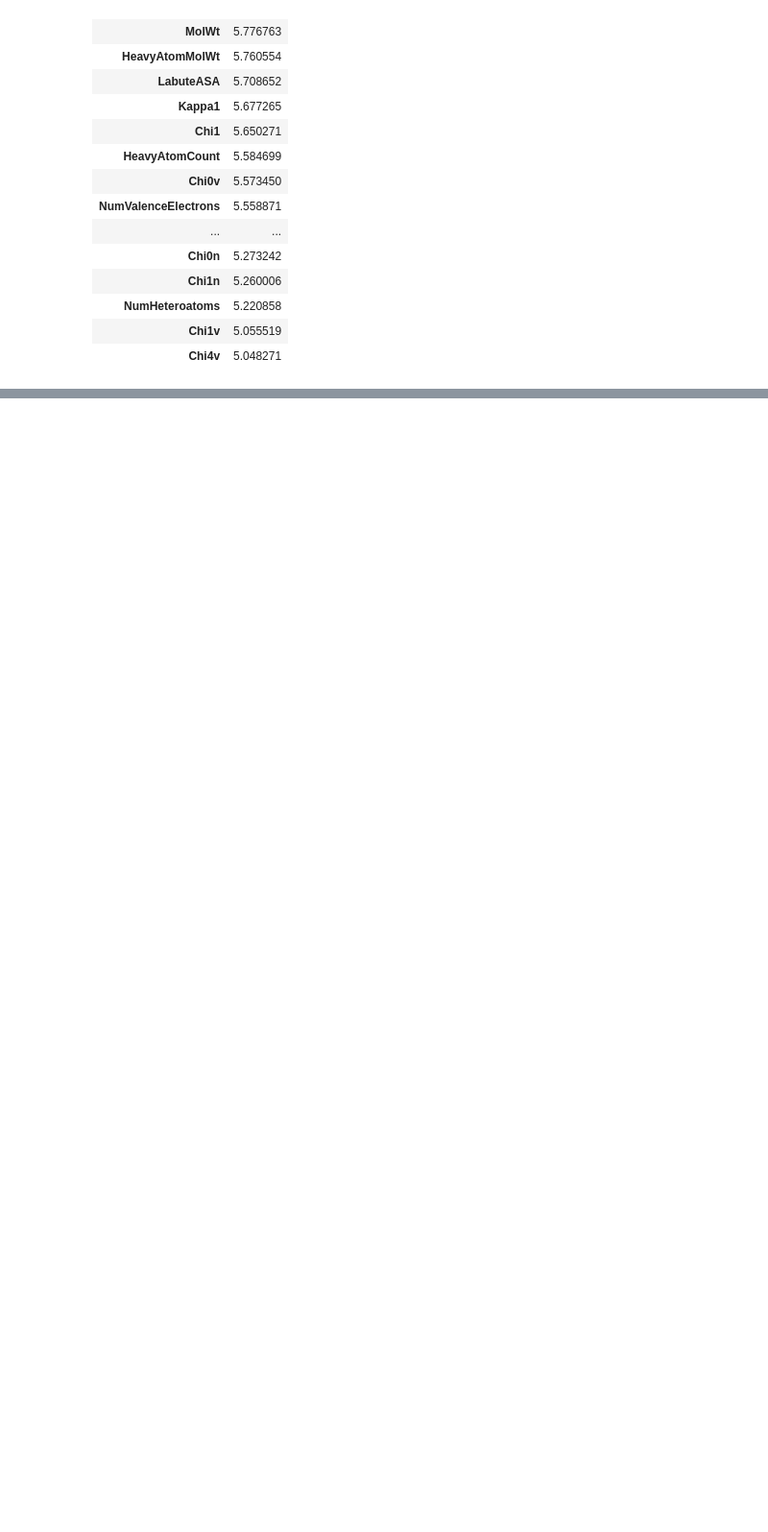
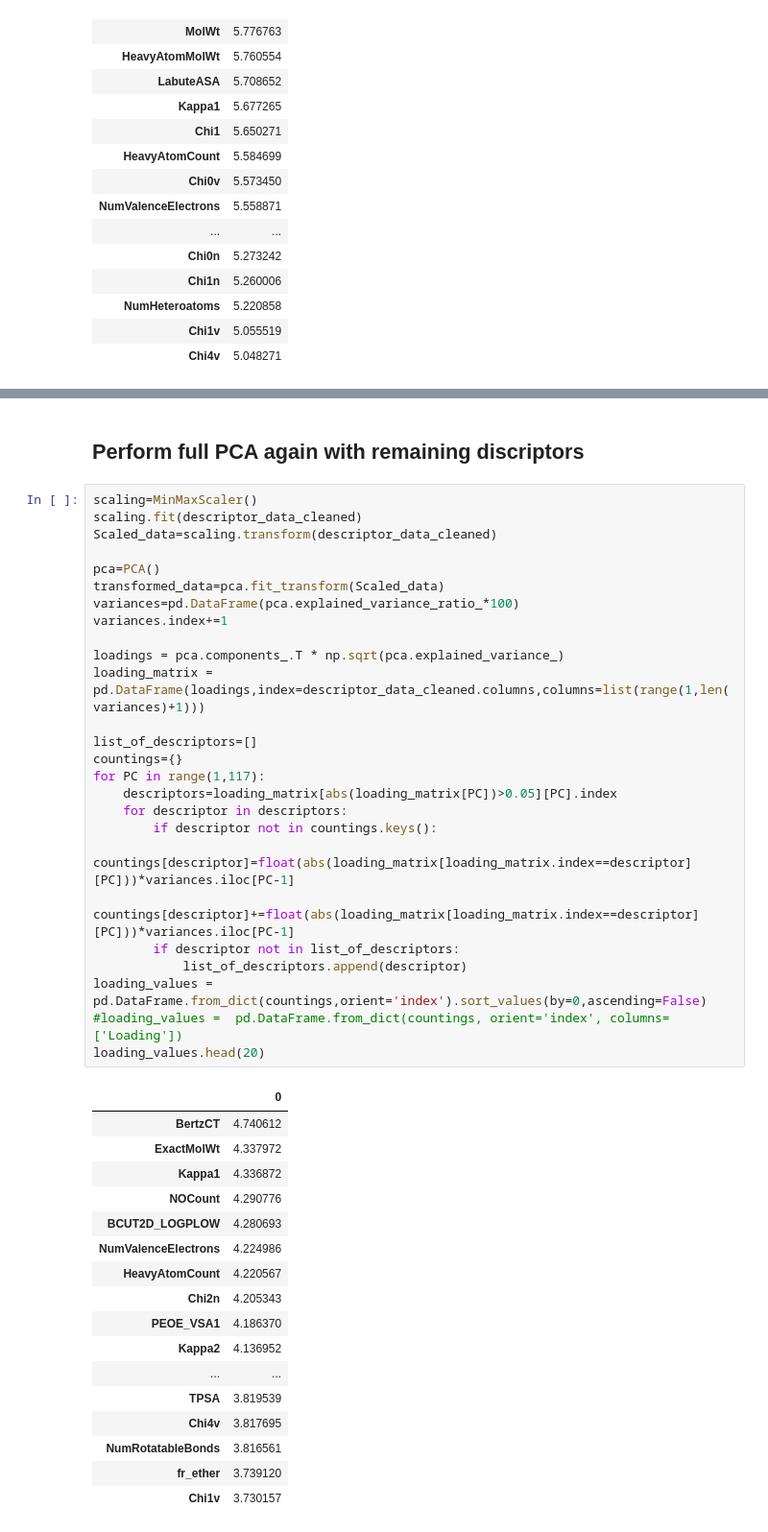
Before and after one commit to dicky-2002/Adv.-Programming-Group-Assignment, a Jupyter notebook: PCA_assignment4.ipynb, the cells around one changed output, grey strips where cells are left out. Shown at 96% size. Drawn from its saved outputs; the diff is of its cells as text; blank space fills up the shorter version.

```diff
--- a/PCA_assignment4.ipynb
+++ b/PCA_assignment4.ipynb
@@ -211,0 +280,46 @@ print(loading_values_cleaned)
+# %% [markdown]
+## Perform full PCA again with remaining discriptors
+# %%
+scaling=MinMaxScaler()
+scaling.fit(descriptor_data_cleaned)
+Scaled_data=scaling.transform(descriptor_data_cleaned)
+
+pca=PCA()
+transformed_data=pca.fit_transform(Scaled_data)
+variances=pd.DataFrame(pca.explained_variance_ratio_*100)
+variances.index+=1
+
+loadings = pca.components_.T * np.sqrt(pca.explained_variance_)
+loading_matrix = pd.DataFrame(loadings,index=descriptor_data_cleaned.columns,columns=list(range(1,len(variances)+1)))
+
+list_of_descriptors=[]
+countings={}
+for PC in range(1,117):
+    descriptors=loading_matrix[abs(loading_matrix[PC])>0.05][PC].index
+    for descriptor in descriptors:
+        if descriptor not in countings.keys():
+            countings[descriptor]=float(abs(loading_matrix[loading_matrix.index==descriptor][PC]))*variances.iloc[PC-1]
+        countings[descriptor]+=float(abs(loading_matrix[loading_matrix.index==descriptor][PC]))*variances.iloc[PC-1]
+        if descriptor not in list_of_descriptors:
+            list_of_descriptors.append(descriptor)
+loading_values = pd.DataFrame.from_dict(countings,orient='index').sort_values(by=0,ascending=False)
+#loading_values =  pd.DataFrame.from_dict(countings, orient='index', columns=['Loading'])
+loading_values.head(20)
+# %% [output]
+|  | 0 |
+| BertzCT | 4.740612 |
+| ExactMolWt | 4.337972 |
+| Kappa1 | 4.336872 |
+| NOCount | 4.290776 |
+| BCUT2D_LOGPLOW | 4.280693 |
+| NumValenceElectrons | 4.224986 |
+| HeavyAtomCount | 4.220567 |
+| Chi2n | 4.205343 |
+| PEOE_VSA1 | 4.186370 |
+| Kappa2 | 4.136952 |
+| ... | ... |
+| TPSA | 3.819539 |
+| Chi4v | 3.817695 |
+| NumRotatableBonds | 3.816561 |
+| fr_ether | 3.739120 |
+| Chi1v | 3.730157 |
```
Also changed, not shown: parts of 8 cells of this notebook, 2 other files.
